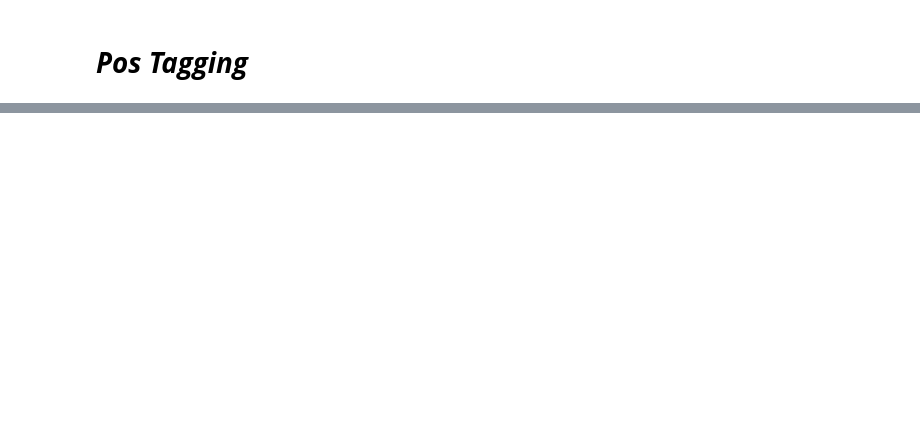
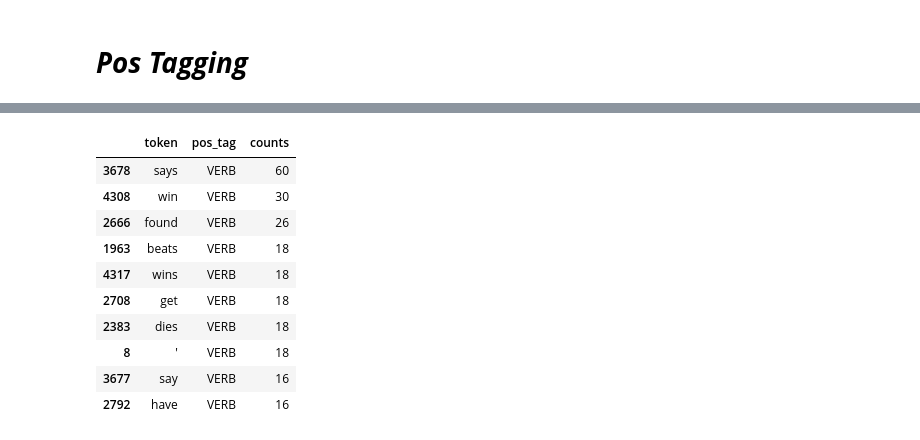
Before and after one commit to RAGISHIVANAND/NATURAL-LANGUAGE-PROCESSING, a Jupyter notebook: Natural_Language_Processing.ipynb, the cells around one changed output, grey strips where cells are left out. Saved outputs shown, nothing was run; the diff lists cells and outputs as text; code cells hidden in the pictures; blank space fills up the shorter version.

```diff
--- a/Natural_Language_Processing.ipynb
+++ b/Natural_Language_Processing.ipynb
@@ -774,0 +808,15 @@ for token in spacy_doc:
+# %%
+verbs = pos_df_counts[pos_df_counts.pos_tag == 'VERB'][0:10]
+verbs
+# %% [output]
+|  | token | pos_tag | counts |
+| 3678 | says | VERB | 60 |
+| 4308 | win | VERB | 30 |
+| 2666 | found | VERB | 26 |
+| 1963 | beats | VERB | 18 |
+| 4317 | wins | VERB | 18 |
+| 2708 | get | VERB | 18 |
+| 2383 | dies | VERB | 18 |
+| 8 | ' | VERB | 18 |
+| 3677 | say | VERB | 16 |
+| 2792 | have | VERB | 16 |
```
Also changed, not shown: parts of 5 cells of this notebook.
